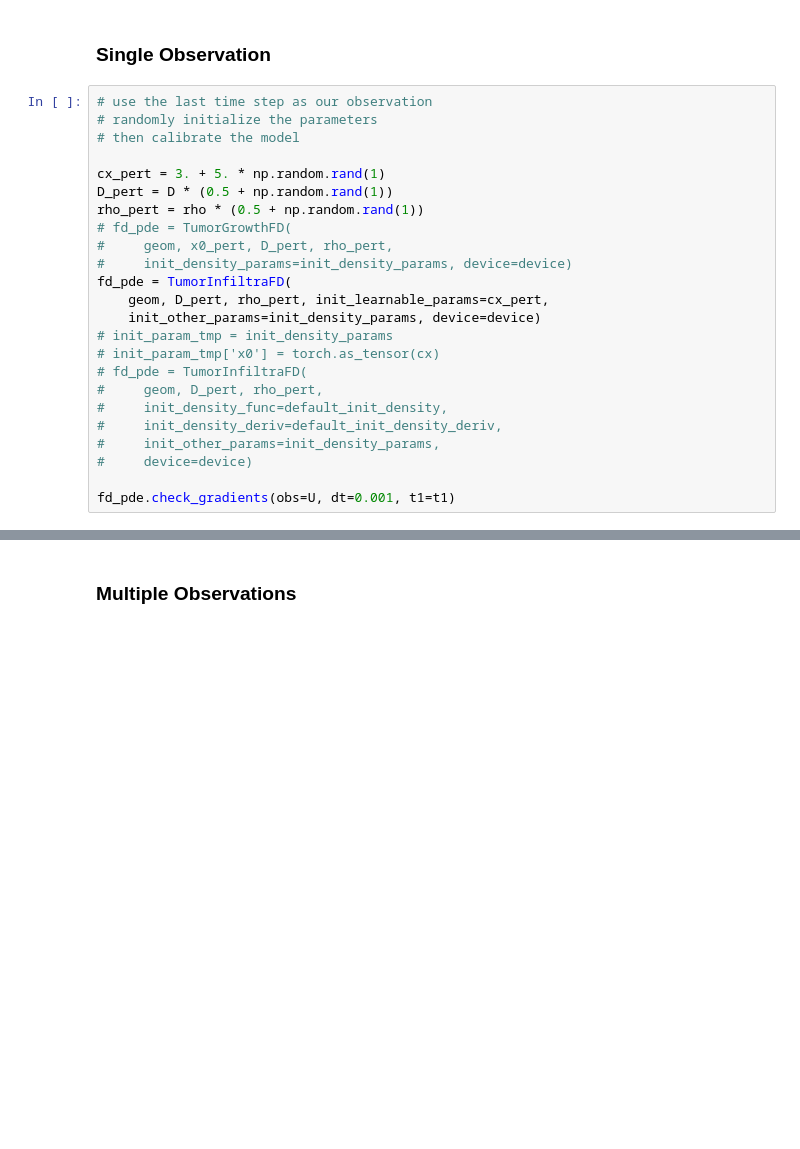
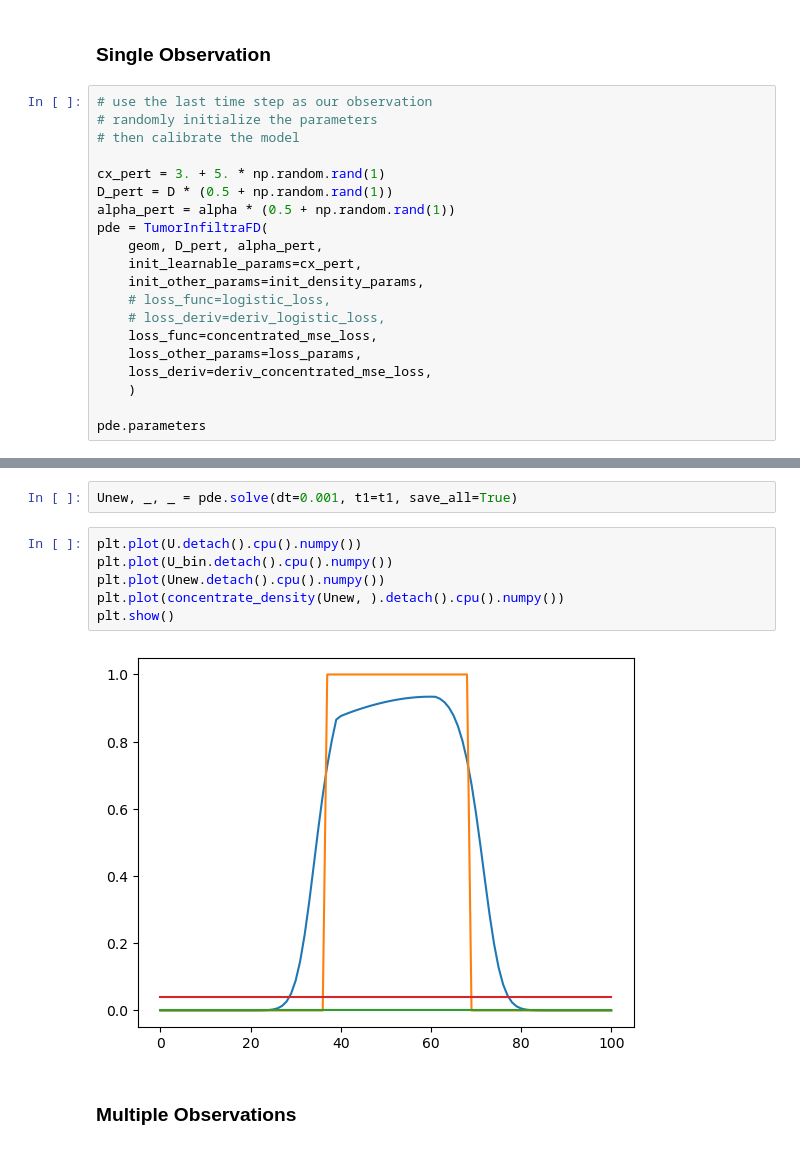
Before and after one commit to mynanshan/TumorPDE, a Jupyter notebook: examples/fd-growth-1d.ipynb, the cells around one changed output, grey strips where cells are left out. Drawn from its saved outputs; the diff is of its cells as text; blank space fills up the shorter version.

```diff
--- a/examples/fd-growth-1d.ipynb
+++ b/examples/fd-growth-1d.ipynb
@@ -112,21 +121,17 @@ visualize_u(u_hist[::10], t.min(), t.max(), x_range[0], x_range[1])
 
 cx_pert = 3. + 5. * np.random.rand(1)
 D_pert = D * (0.5 + np.random.rand(1))
-rho_pert = rho * (0.5 + np.random.rand(1))
-# fd_pde = TumorGrowthFD(
-#     geom, x0_pert, D_pert, rho_pert,
-#     init_density_params=init_density_params, device=device)
-fd_pde = TumorInfiltraFD(
-    geom, D_pert, rho_pert, init_learnable_params=cx_pert,
-    init_other_params=init_density_params, device=device)
-# init_param_tmp = init_density_params
-# init_param_tmp['x0'] = torch.as_tensor(cx)
-# fd_pde = TumorInfiltraFD(
-#     geom, D_pert, rho_pert,
-#     init_density_func=default_init_density,
-#     init_density_deriv=default_init_density_deriv,
-#     init_other_params=init_density_params,
-#     device=device)
+alpha_pert = alpha * (0.5 + np.random.rand(1))
+pde = TumorInfiltraFD(
+    geom, D_pert, alpha_pert,
+    init_learnable_params=cx_pert,
+    init_other_params=init_density_params,
+    # loss_func=logistic_loss,
+    # loss_deriv=deriv_logistic_loss,
+    loss_func=concentrated_mse_loss,
+    loss_other_params=loss_params,
+    loss_deriv=deriv_concentrated_mse_loss,
+    )
 
-fd_pde.check_gradients(obs=U, dt=0.001, t1=t1)
+pde.parameters
 # %% [output]
@@ -166,3 +176,13 @@ Estimated parameters: D=1.200 rho=10.001 cx=[6.0]
+# %%
+Unew, _, _ = pde.solve(dt=0.001, t1=t1, save_all=True)
+# %%
+plt.plot(U.detach().cpu().numpy())
+plt.plot(U_bin.detach().cpu().numpy())
+plt.plot(Unew.detach().cpu().numpy())
+plt.plot(concentrate_density(Unew, ).detach().cpu().numpy())
+plt.show()
+# %% [output]
+[figure, added]
 # %% [markdown]
 ### Multiple Observations
 # %%
```
Also changed, not shown: parts of 11 cells of this notebook, 9 other files.
